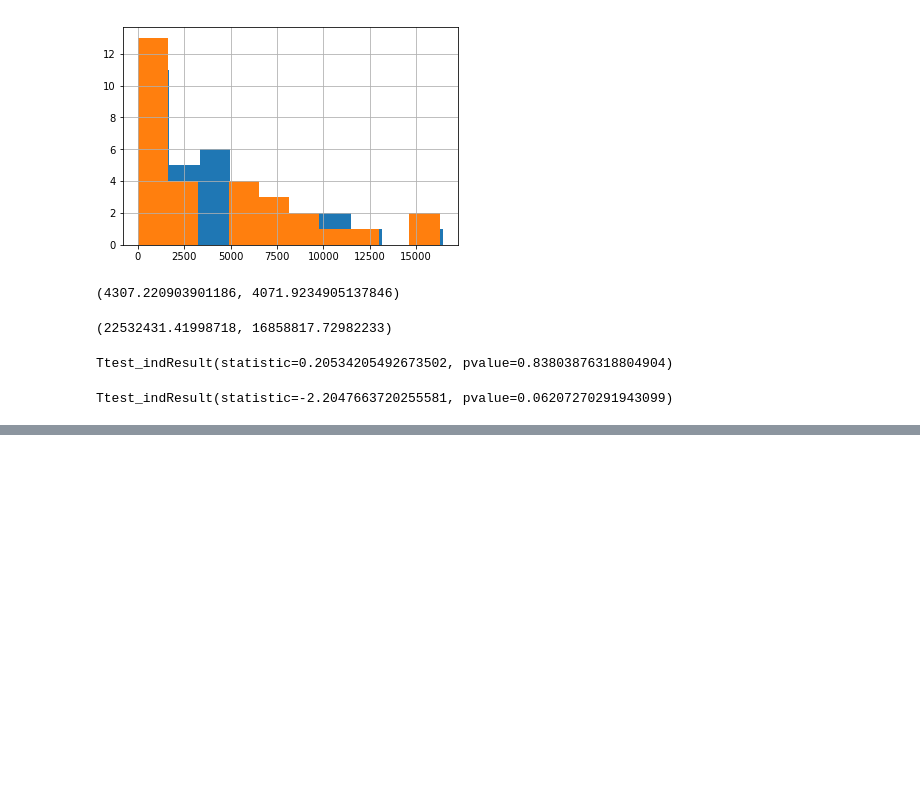
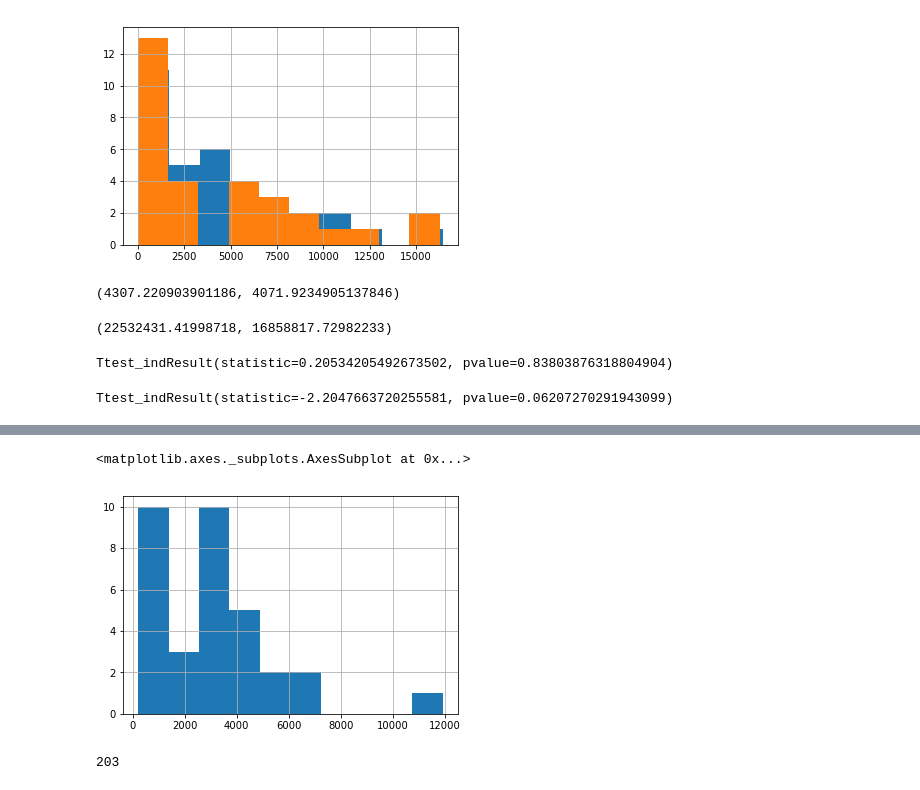
Before and after one commit to antigenomics/ipred, a Jupyter notebook: HIV_peptides.ipynb, the cells around one changed output, grey strips where cells are left out. Drawn from its saved outputs; the diff is of its cells as text; code cells hidden in the pictures; blank space fills up the shorter version.

Commit message:
quality of mhcflurry allele coverage assessed

```diff
--- a/HIV_peptides.ipynb
+++ b/HIV_peptides.ipynb
@@ -326,0 +347,3 @@ for allele in unique(predictions['Allele']):
+# %%
+stats_df = stats_df.dropna()
+stats_df.shape
@@ -326,0 +372,7 @@ for allele in unique(predictions['Allele']):
+# %%
+filepath = "./data/bdata.csv"
+if os.path.isfile(filepath):
+    bdf = pd.read_csv(filepath, sep=",")
+    print("Reading {}".format(os.path.basename(filepath)))
+else:
+    print("File path is wrong")
@@ -326,0 +410,3 @@ for allele in unique(predictions['Allele']):
+# %%
+stats_df.allele = stats_df.allele.str.replace('-', '')
+stats_df.head()
@@ -326,0 +420,8 @@ for allele in unique(predictions['Allele']):
+# %%
+count_list = []
+for allele in stats_df.allele:
+    count_list.append(len(bdf[bdf['mhc']==allele]))
+
+top_hla = pd.DataFrame({'allele': stats_df.allele,
+                        'counts': count_list})
+top_hla.head()
@@ -326,0 +435,9 @@ for allele in unique(predictions['Allele']):
+# %%
+top_hla.counts.hist()
+# %% [output]
+<matplotlib.axes._subplots.AxesSubplot at 0x...>
+[figure, added]
+# %%
+top_hla.counts.min()
+# %% [output]
+203
```
Also changed, not shown: parts of 10 cells of this notebook, 2 other files.
